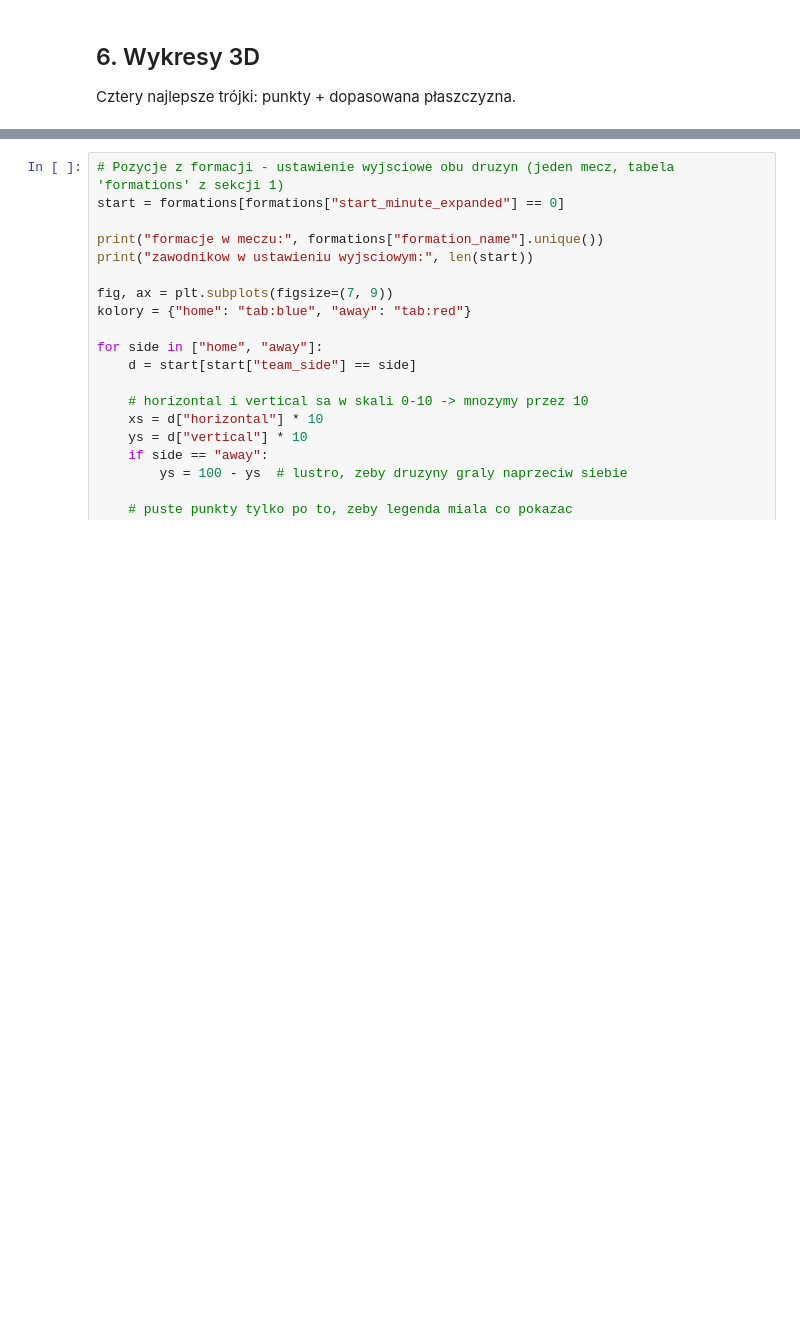
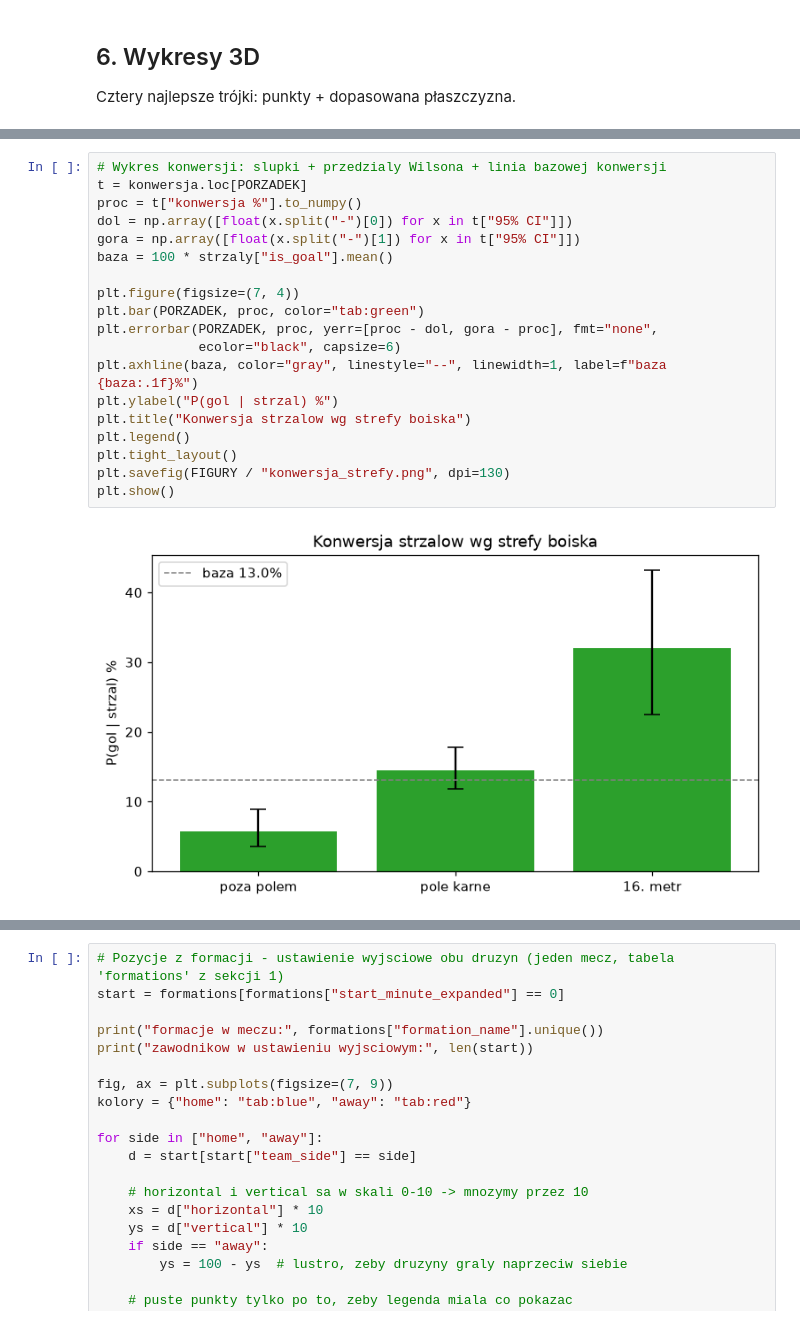
Before and after one commit to XeroChan/football-match-analytics, a Jupyter notebook: notebooks/02_eda.ipynb, the cells around one changed output, grey strips where cells are left out. Saved outputs shown, nothing was run; the diff lists cells and outputs as text; blank space fills up the shorter version.

```diff
--- a/notebooks/02_eda.ipynb
+++ b/notebooks/02_eda.ipynb
@@ -371,0 +366,21 @@ plt.show()
+# %%
+# Wykres konwersji: slupki + przedzialy Wilsona + linia bazowej konwersji
+t = konwersja.loc[PORZADEK]
+proc = t["konwersja %"].to_numpy()
+dol = np.array([float(x.split("-")[0]) for x in t["95% CI"]])
+gora = np.array([float(x.split("-")[1]) for x in t["95% CI"]])
+baza = 100 * strzaly["is_goal"].mean()
+
+plt.figure(figsize=(7, 4))
+plt.bar(PORZADEK, proc, color="tab:green")
+plt.errorbar(PORZADEK, proc, yerr=[proc - dol, gora - proc], fmt="none",
+             ecolor="black", capsize=6)
+plt.axhline(baza, color="gray", linestyle="--", linewidth=1, label=f"baza {baza:.1f}%")
+plt.ylabel("P(gol | strzal) %")
+plt.title("Konwersja strzalow wg strefy boiska")
+plt.legend()
+plt.tight_layout()
+plt.savefig(FIGURY / "konwersja_strefy.png", dpi=130)
+plt.show()
+# %% [output]
+[figure, added]
```
Also changed, not shown: parts of 30 cells of this notebook.
